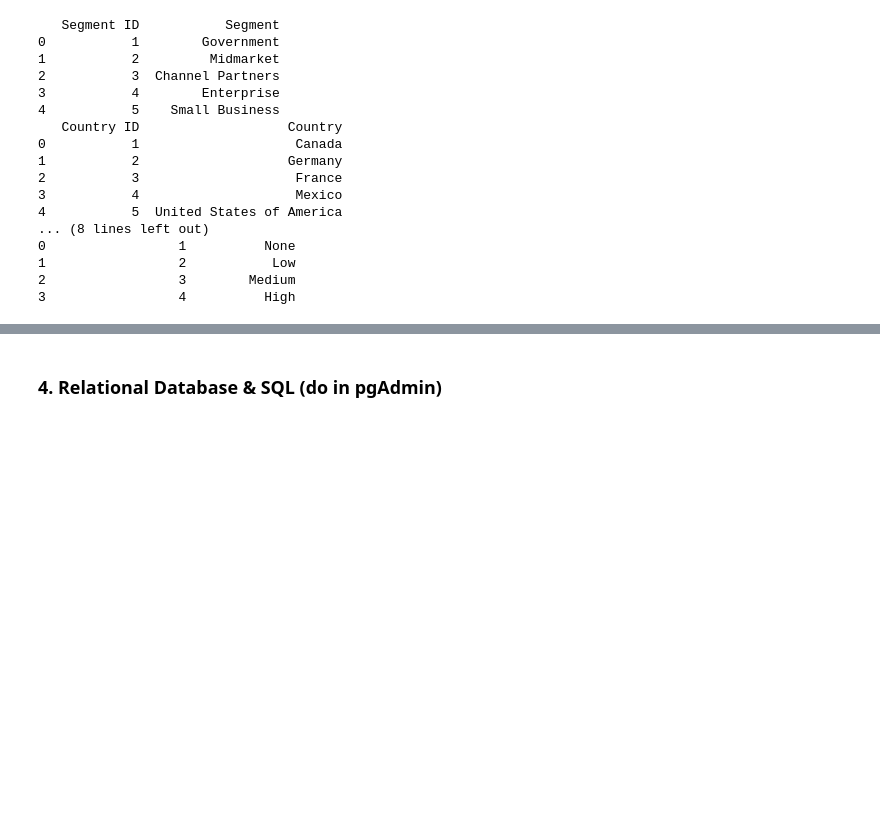
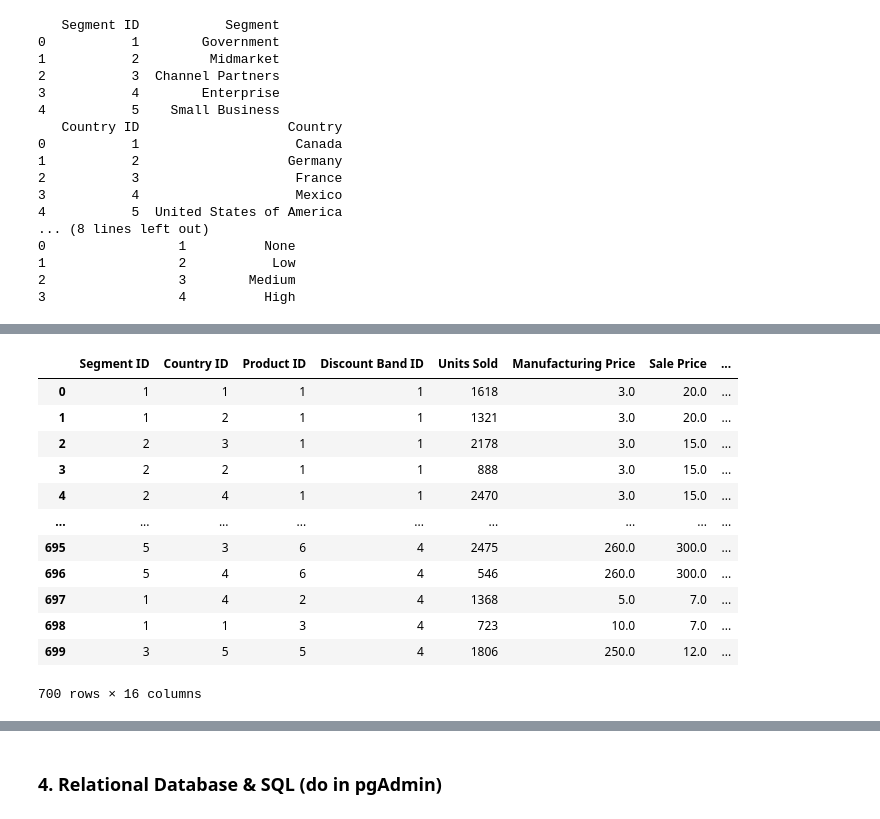
Before and after one commit to AdeWT/AdeWT-Hacktiv8-things, a Jupyter notebook: gc2.ipynb, the cells around one changed output, grey strips where cells are left out. Drawn from its saved outputs; the diff is of its cells as text; code cells hidden in the pictures; blank space fills up the shorter version.

```diff
--- a/gc2.ipynb
+++ b/gc2.ipynb
@@ -418,3 +469,33 @@ for n, i in enumerate(df1['Discount Band']):
+# %%
+# renaming the columns to fit those that will be used in SQL
+
+df1.rename(columns={"Segment" : "Segment ID"}, inplace=True)
+df1.rename(columns={"Country" : "Country ID"}, inplace=True)
+df1.rename(columns={"Product" : "Product ID"}, inplace=True)
+df1.rename(columns={"Discount Band" :"Discount Band ID"}, inplace=True)
+
+#changing the data type to int
+
+df1['Segment ID'].astype(int)
+df1['Country ID'].astype(int)
+df1['Product ID'].astype(int)
+df1['Discount Band ID'].astype(int)
+
+df1
+# %% [output]
+|  | Segment ID | Country ID | Product ID | Discount Band ID | Units Sold | Manufacturing Price | Sale Price | ... |
+| 0 | 1 | 1 | 1 | 1 | 1618 | 3.0 | 20.0 | ... |
+| 1 | 1 | 2 | 1 | 1 | 1321 | 3.0 | 20.0 | ... |
+| 2 | 2 | 3 | 1 | 1 | 2178 | 3.0 | 15.0 | ... |
+| 3 | 2 | 2 | 1 | 1 | 888 | 3.0 | 15.0 | ... |
+| 4 | 2 | 4 | 1 | 1 | 2470 | 3.0 | 15.0 | ... |
+| ... | ... | ... | ... | ... | ... | ... | ... | ... |
+| 695 | 5 | 3 | 6 | 4 | 2475 | 260.0 | 300.0 | ... |
+| 696 | 5 | 4 | 6 | 4 | 546 | 260.0 | 300.0 | ... |
+| 697 | 1 | 4 | 2 | 4 | 1368 | 5.0 | 7.0 | ... |
+| 698 | 1 | 1 | 3 | 4 | 723 | 10.0 | 7.0 | ... |
+| 699 | 3 | 5 | 5 | 4 | 1806 | 250.0 | 12.0 | ... |
+700 rows × 16 columns
 # %%
 df1.iloc[180:190]
 # just checking if the assignment of IDs were correct
```
Also changed, not shown: parts of 7 cells of this notebook, 5 other files.
